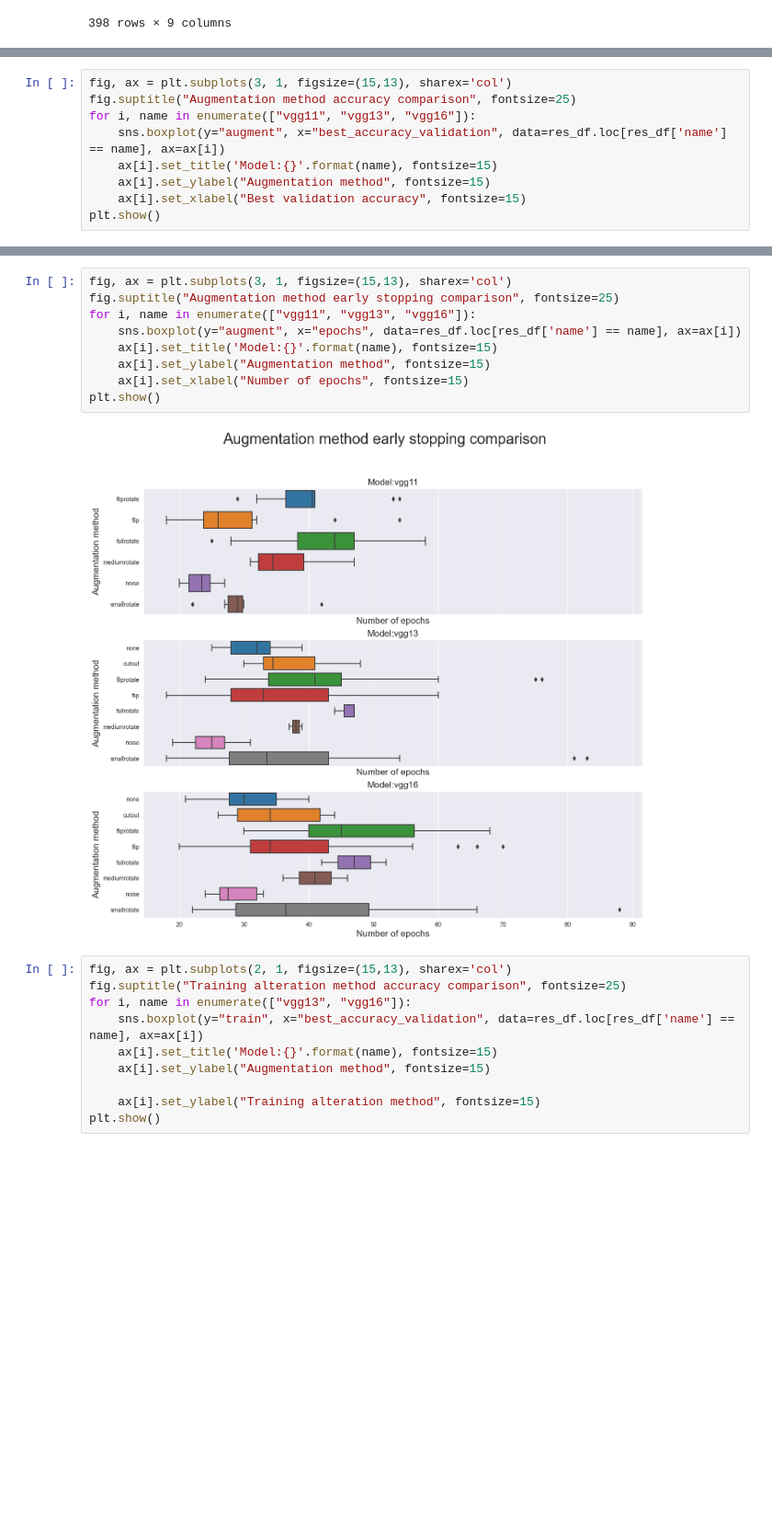
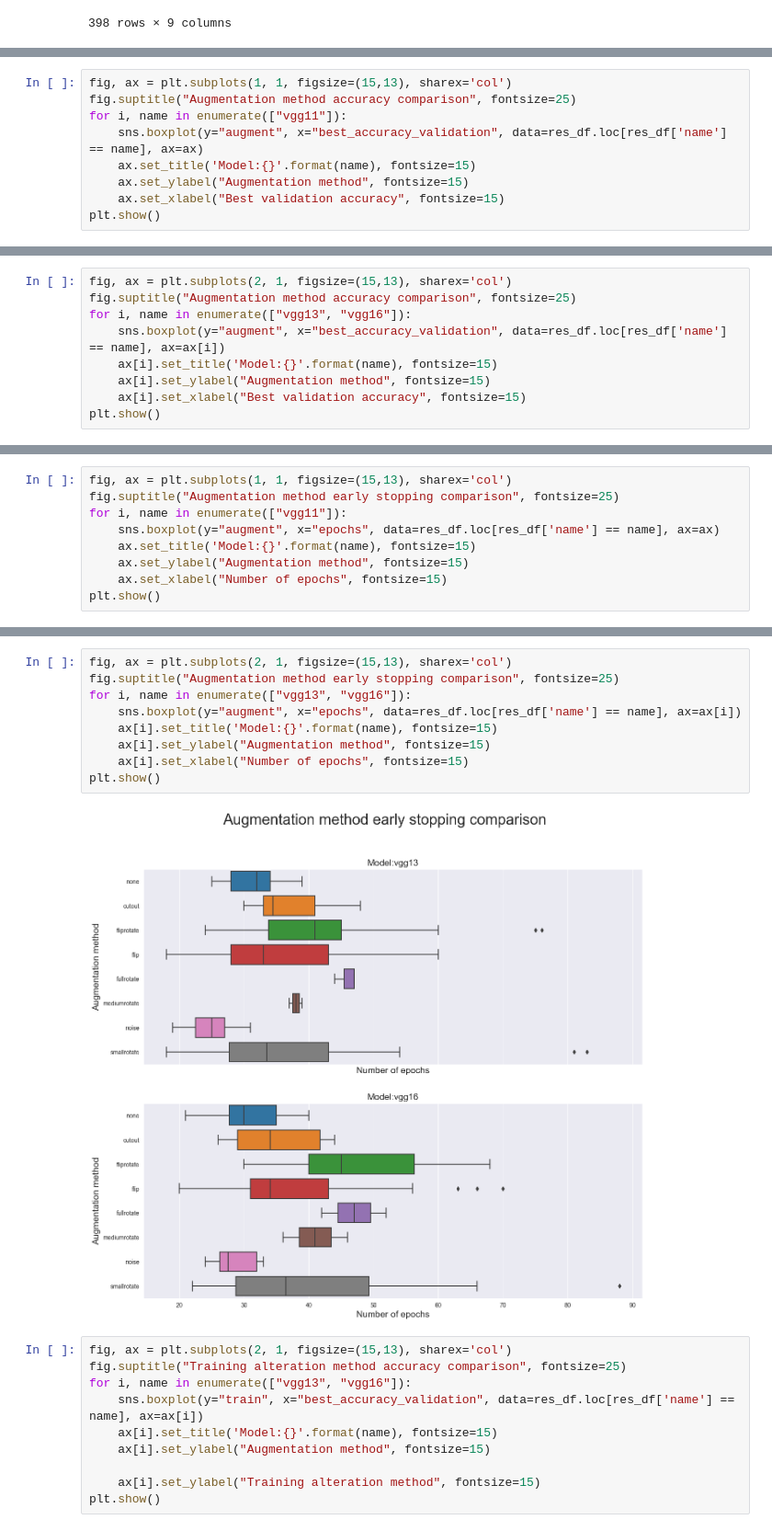
Before and after one commit to jakfol1217/DeepLearning, a Jupyter notebook: Project1/Experiment Analysis.ipynb, the cells around one changed output, grey strips where cells are left out. Shown at 92% size. Drawn from its saved outputs; the diff is of its cells as text; blank space fills up the shorter version.

```diff
--- a/Project1/Experiment Analysis.ipynb
+++ b/Project1/Experiment Analysis.ipynb
@@ -76,3 +76,12 @@ plt.title("Early stopping epochs amount for different models", fontsize=25)
 plt.show()
 # %% [output]
 [figure]
+# %%
+fig, ax = plt.subplots(1, 1, figsize=(15,13), sharex='col')
+fig.suptitle("Augmentation method accuracy comparison", fontsize=25)
+for i, name in enumerate(["vgg11"]):
+    sns.boxplot(y="augment", x="best_accuracy_validation", data=res_df.loc[res_df['name'] == name], ax=ax)
+    ax.set_title('Model:{}'.format(name), fontsize=15)
+    ax.set_ylabel("Augmentation method", fontsize=15)
+    ax.set_xlabel("Best validation accuracy", fontsize=15)
+plt.show()
@@ -79,7 +90,7 @@ plt.show()
 # %%
-fig, ax = plt.subplots(3, 1, figsize=(15,13), sharex='col')
+fig, ax = plt.subplots(2, 1, figsize=(15,13), sharex='col')
 fig.suptitle("Augmentation method accuracy comparison", fontsize=25)
-for i, name in enumerate(["vgg11", "vgg13", "vgg16"]):
+for i, name in enumerate(["vgg13", "vgg16"]):
     sns.boxplot(y="augment", x="best_accuracy_validation", data=res_df.loc[res_df['name'] == name], ax=ax[i])
     ax[i].set_title('Model:{}'.format(name), fontsize=15)
     ax[i].set_ylabel("Augmentation method", fontsize=15)
@@ -89,0 +101,9 @@ plt.show()
+# %%
+fig, ax = plt.subplots(1, 1, figsize=(15,13), sharex='col')
+fig.suptitle("Augmentation method early stopping comparison", fontsize=25)
+for i, name in enumerate(["vgg11"]):
+    sns.boxplot(y="augment", x="epochs", data=res_df.loc[res_df['name'] == name], ax=ax)
+    ax.set_title('Model:{}'.format(name), fontsize=15)
+    ax.set_ylabel("Augmentation method", fontsize=15)
+    ax.set_xlabel("Number of epochs", fontsize=15)
+plt.show()
@@ -90,14 +112,14 @@ plt.show()
 # %%
-fig, ax = plt.subplots(3, 1, figsize=(15,13), sharex='col')
+fig, ax = plt.subplots(2, 1, figsize=(15,13), sharex='col')
 fig.suptitle("Augmentation method early stopping comparison", fontsize=25)
-for i, name in enumerate(["vgg11", "vgg13", "vgg16"]):
+for i, name in enumerate(["vgg13", "vgg16"]):
     sns.boxplot(y="augment", x="epochs", data=res_df.loc[res_df['name'] == name], ax=ax[i])
     ax[i].set_title('Model:{}'.format(name), fontsize=15)
     ax[i].set_ylabel("Augmentation method", fontsize=15)
     ax[i].set_xlabel("Number of epochs", fontsize=15)
 plt.show()
 # %% [output]
-[figure, old version]
+[figure, new version]
 # %%
 fig, ax = plt.subplots(2, 1, figsize=(15,13), sharex='col')
 fig.suptitle("Training alteration method accuracy comparison", fontsize=25)
```
Also changed, not shown: parts of 3 cells of this notebook.
